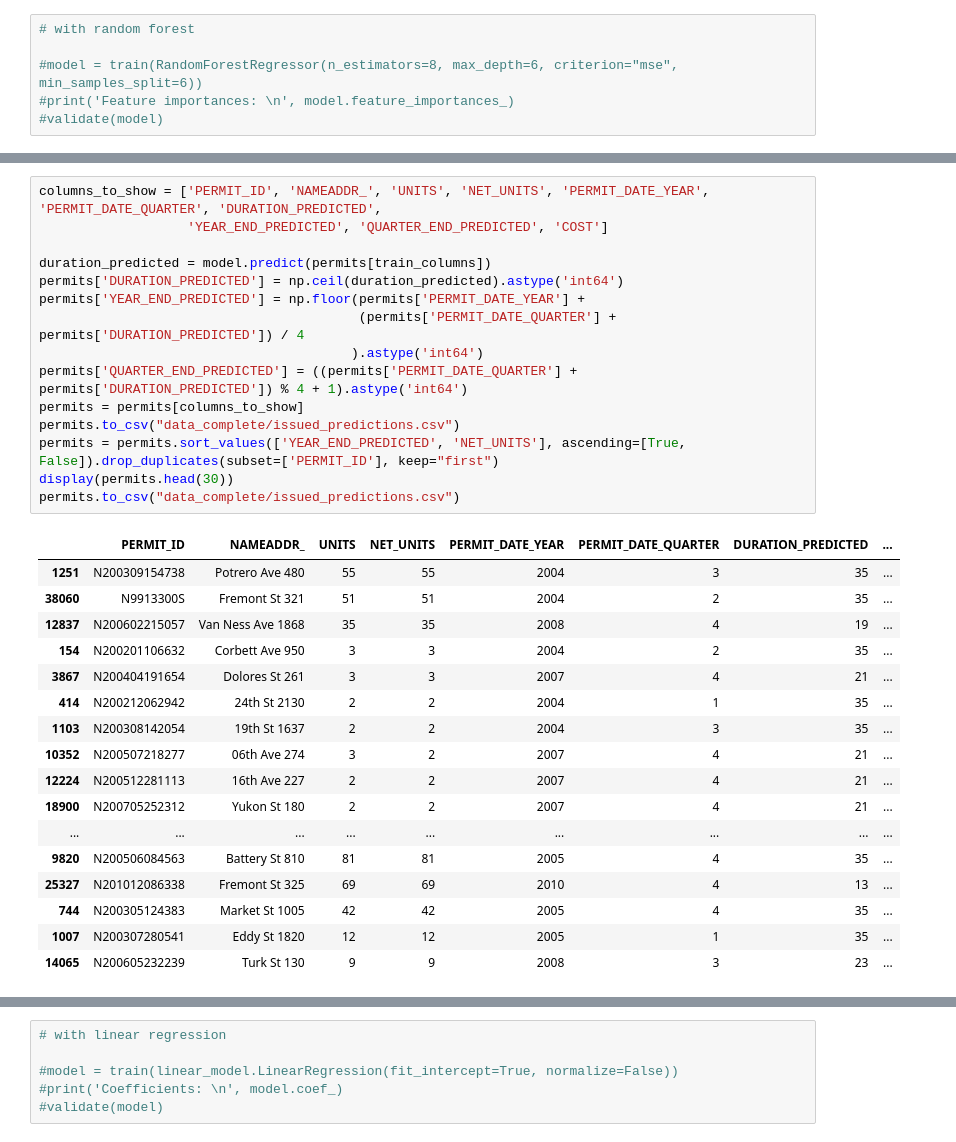
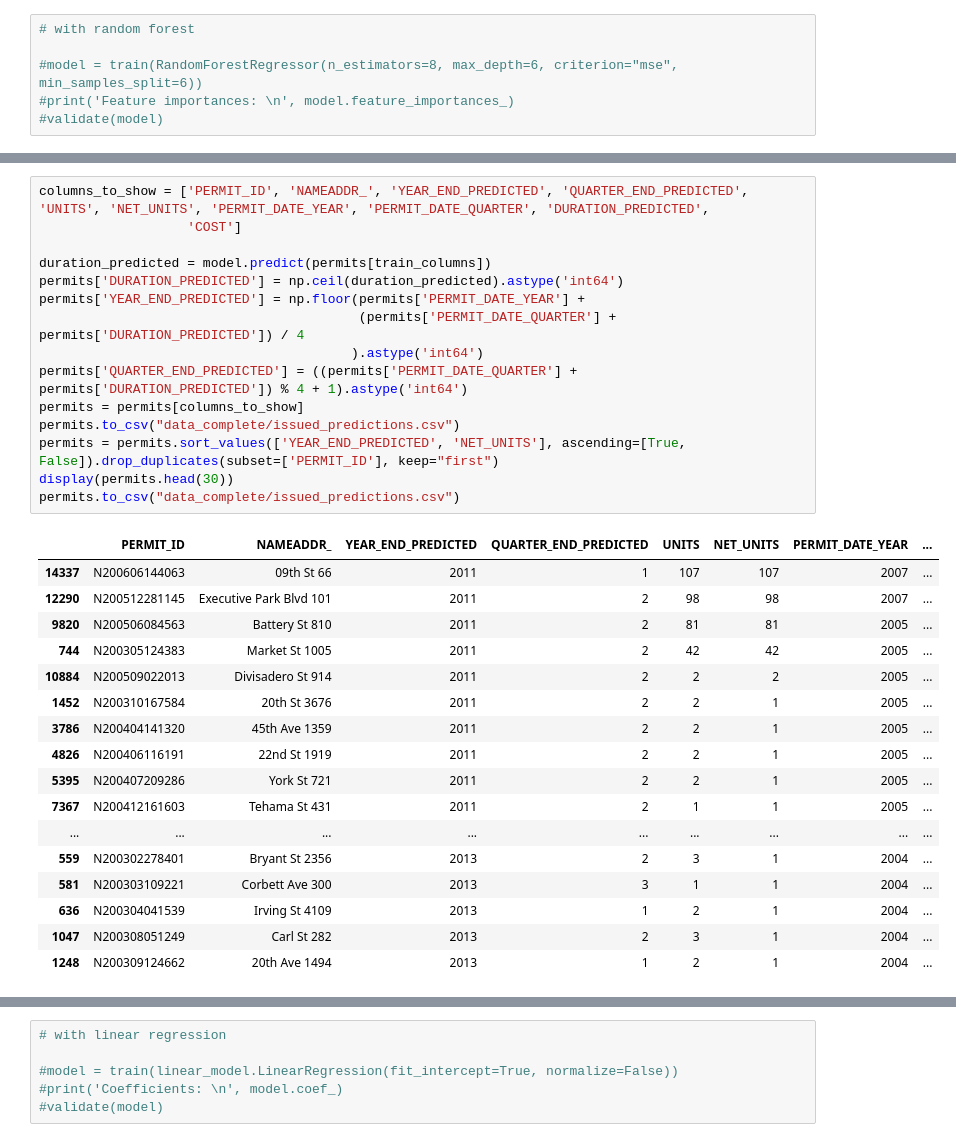
Before and after one commit to openland/statecraft-projects, a Jupyter notebook: housing_pipeline.ipynb, the cells around one changed output, grey strips where cells are left out. Drawn from its saved outputs; the diff is of its cells as text.

```diff
--- a/housing_pipeline.ipynb
+++ b/housing_pipeline.ipynb
@@ -302,36 +302,36 @@ Prediction for not completed buildings:
 # %%
-columns_to_show = ['PERMIT_ID', 'NAMEADDR_', 'UNITS', 'NET_UNITS', 'PERMIT_DATE_YEAR', 'PERMIT_DATE_QUARTER', 'DURATION_PREDICTED',
-                   'YEAR_END_PREDICTED', 'QUARTER_END_PREDICTED', 'COST']
+columns_to_show = ['PERMIT_ID', 'NAMEADDR_', 'YEAR_END_PREDICTED', 'QUARTER_END_PREDICTED', 'UNITS', 'NET_UNITS', 'PERMIT_DATE_YEAR', 'PERMIT_DATE_QUARTER', 'DURATION_PREDICTED',
+                   'COST']
 
 duration_predicted = model.predict(permits[train_columns])
 permits['DURATION_PREDICTED'] = np.ceil(duration_predicted).astype('int64')
 permits['YEAR_END_PREDICTED'] = np.floor(permits['PERMIT_DATE_YEAR'] +
                                          (permits['PERMIT_DATE_QUARTER'] + permits['DURATION_PREDICTED']) / 4
                                         ).astype('int64')
 permits['QUARTER_END_PREDICTED'] = ((permits['PERMIT_DATE_QUARTER'] + permits['DURATION_PREDICTED']) % 4 + 1).astype('int64')
 permits = permits[columns_to_show]
 permits.to_csv("data_complete/issued_predictions.csv")
 permits = permits.sort_values(['YEAR_END_PREDICTED', 'NET_UNITS'], ascending=[True, False]).drop_duplicates(subset=['PERMIT_ID'], keep="first")
 display(permits.head(30))
 permits.to_csv("data_complete/issued_predictions.csv")
 # %% [output]
-|  | PERMIT_ID | NAMEADDR_ | UNITS | NET_UNITS | PERMIT_DATE_YEAR | PERMIT_DATE_QUARTER | DURATION_PREDICTED | ... |
-| 1251 | N200309154738 | Potrero Ave 480 | 55 | 55 | 2004 | 3 | 35 | ... |
-| 38060 | N9913300S | Fremont St 321 | 51 | 51 | 2004 | 2 | 35 | ... |
-| 12837 | N200602215057 | Van Ness Ave 1868 | 35 | 35 | 2008 | 4 | 19 | ... |
-| 154 | N200201106632 | Corbett Ave 950 | 3 | 3 | 2004 | 2 | 35 | ... |
-| 3867 | N200404191654 | Dolores St 261 | 3 | 3 | 2007 | 4 | 21 | ... |
-| 414 | N200212062942 | 24th St 2130 | 2 | 2 | 2004 | 1 | 35 | ... |
-| 1103 | N200308142054 | 19th St 1637 | 2 | 2 | 2004 | 3 | 35 | ... |
-| 10352 | N200507218277 | 06th Ave 274 | 3 | 2 | 2007 | 4 | 21 | ... |
-| 12224 | N200512281113 | 16th Ave 227 | 2 | 2 | 2007 | 4 | 21 | ... |
-| 18900 | N200705252312 | Yukon St 180 | 2 | 2 | 2007 | 4 | 21 | ... |
+|  | PERMIT_ID | NAMEADDR_ | YEAR_END_PREDICTED | QUARTER_END_PREDICTED | UNITS | NET_UNITS | PERMIT_DATE_YEAR | ... |
+| 14337 | N200606144063 | 09th St 66 | 2011 | 1 | 107 | 107 | 2007 | ... |
+| 12290 | N200512281145 | Executive Park Blvd 101 | 2011 | 2 | 98 | 98 | 2007 | ... |
+| 9820 | N200506084563 | Battery St 810 | 2011 | 2 | 81 | 81 | 2005 | ... |
+| 744 | N200305124383 | Market St 1005 | 2011 | 2 | 42 | 42 | 2005 | ... |
+| 10884 | N200509022013 | Divisadero St 914 | 2011 | 2 | 2 | 2 | 2005 | ... |
+| 1452 | N200310167584 | 20th St 3676 | 2011 | 2 | 2 | 1 | 2005 | ... |
+| 3786 | N200404141320 | 45th Ave 1359 | 2011 | 2 | 2 | 1 | 2005 | ... |
+| 4826 | N200406116191 | 22nd St 1919 | 2011 | 2 | 2 | 1 | 2005 | ... |
+| 5395 | N200407209286 | York St 721 | 2011 | 2 | 2 | 1 | 2005 | ... |
+| 7367 | N200412161603 | Tehama St 431 | 2011 | 2 | 1 | 1 | 2005 | ... |
 | ... | ... | ... | ... | ... | ... | ... | ... | ... |
-| 9820 | N200506084563 | Battery St 810 | 81 | 81 | 2005 | 4 | 35 | ... |
-| 25327 | N201012086338 | Fremont St 325 | 69 | 69 | 2010 | 4 | 13 | ... |
-| 744 | N200305124383 | Market St 1005 | 42 | 42 | 2005 | 4 | 35 | ... |
-| 1007 | N200307280541 | Eddy St 1820 | 12 | 12 | 2005 | 1 | 35 | ... |
-| 14065 | N200605232239 | Turk St 130 | 9 | 9 | 2008 | 3 | 23 | ... |
+| 559 | N200302278401 | Bryant St 2356 | 2013 | 2 | 3 | 1 | 2004 | ... |
+| 581 | N200303109221 | Corbett Ave 300 | 2013 | 3 | 1 | 1 | 2004 | ... |
+| 636 | N200304041539 | Irving St 4109 | 2013 | 1 | 2 | 1 | 2004 | ... |
+| 1047 | N200308051249 | Carl St 282 | 2013 | 2 | 3 | 1 | 2004 | ... |
+| 1248 | N200309124662 | 20th Ave 1494 | 2013 | 1 | 2 | 1 | 2004 | ... |
 # %%
 def plot_quarters(df):
     df.plot.bar(stacked=True, figsize=(20,10));
```
Also changed, not shown: parts of 5 cells of this notebook, 2 other files.
